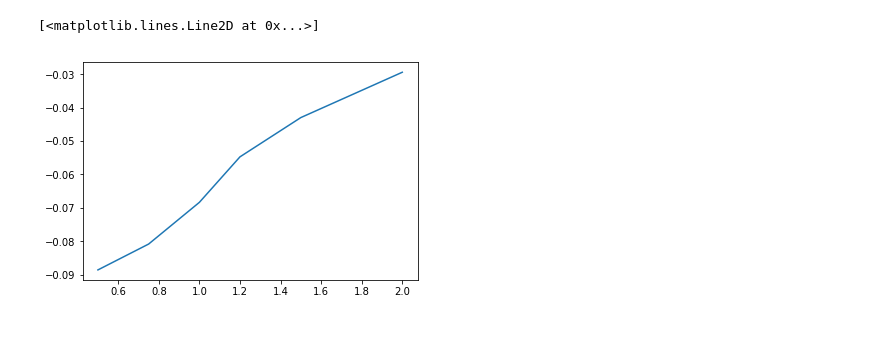
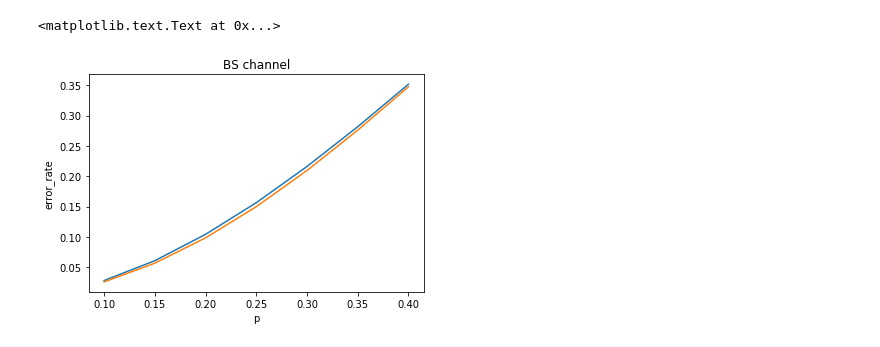
Before and after one commit to afcarl/coding, a Jupyter notebook: repetition_baseline.ipynb, the cells around one changed output. Cells and saved outputs as stored; diff of their text form; code cells hidden in the pictures.

```diff
--- a/repetition_baseline.ipynb
+++ b/repetition_baseline.ipynb
@@ -114,5 +103,12 @@ array([ 0.00153137,  0.023375  ,  0.06740503,  0.10610876,  0.15899988,
-# %%
-plt.plot(sigmas, (nn_err-repeater_err) / repeater_err)
-# %% [output]
-[<matplotlib.lines.Line2D at 0x...>]
-[figure, removed]
+# %%
+sigmas = np.linspace(0.1, 0.4, 7)
+nn_err = np.array([1-model_accuracy(encoder, decoder, BSChannel(s)) for s in sigmas])
+repeater_err = np.array([1-model_accuracy(baseline_encoder, baseline_decoder, BSChannel(s)) for s in sigmas])
+plt.title('BS channel')
+plt.plot(sigmas, repeater_err)
+plt.plot(sigmas, nn_err)
+plt.ylabel('error_rate')
+plt.xlabel('p')
+# %% [output]
+<matplotlib.text.Text at 0x...>
+[figure, added]
```
Also changed, not shown: parts of 8 cells of this notebook, 1 other file.
